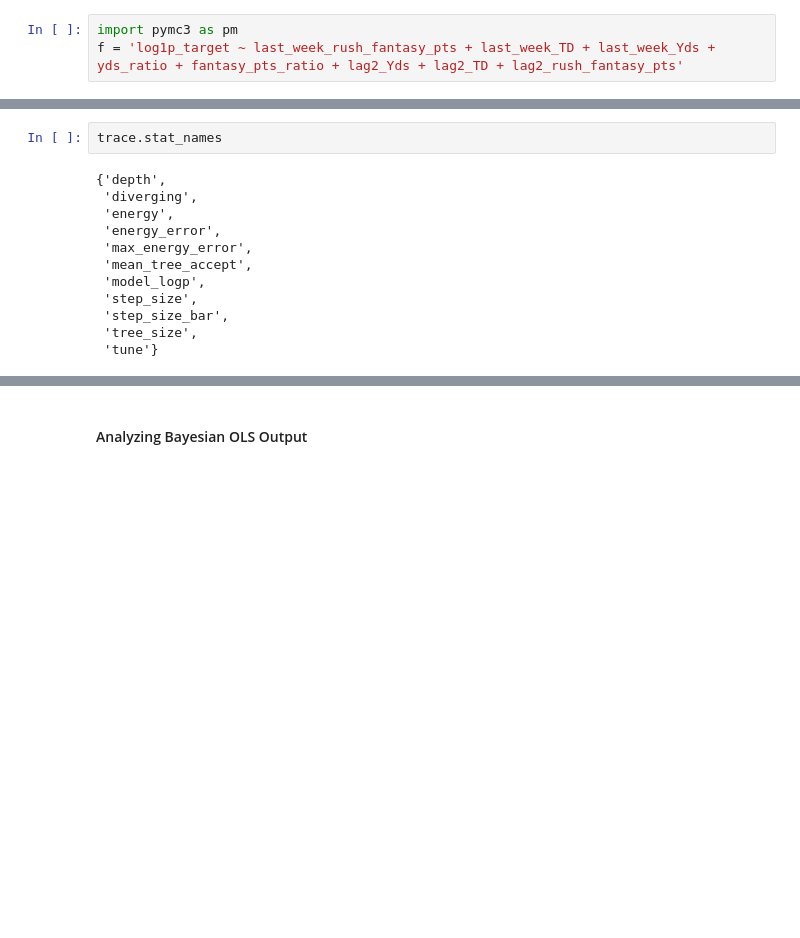
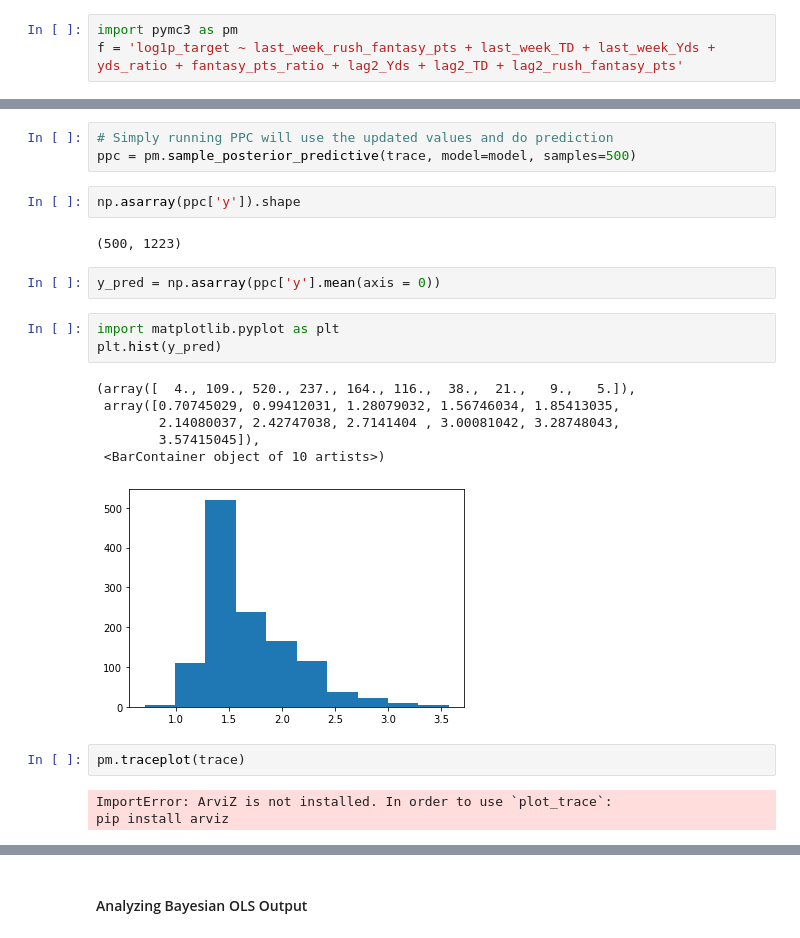
Before and after one commit to Matt-J-Christy/python_dev_practice, a Jupyter notebook: 03_model_building/03_rush_modeling.ipynb, the cells around one changed output, grey strips where cells are left out. Drawn from its saved outputs; the diff is of its cells as text; blank space fills up the shorter version.

Commit message:
updating pymc3 models

```diff
--- a/03_model_building/03_rush_modeling.ipynb
+++ b/03_model_building/03_rush_modeling.ipynb
@@ -206,16 +203,26 @@ The chain reached the maximum tree depth. Increase max_treedepth, increase targe
 The chain reached the maximum tree depth. Increase max_treedepth, increase target_accept or reparameterize.
 The number of effective samples is smaller than 25% for some parameters.
-# %%
-trace.stat_names
-# %% [output]
-{'depth',
- 'diverging',
- 'energy',
- 'energy_error',
- 'max_energy_error',
- 'mean_tree_accept',
- 'model_logp',
- 'step_size',
- 'step_size_bar',
- 'tree_size',
- 'tune'}
+# %%
+# Simply running PPC will use the updated values and do prediction
+ppc = pm.sample_posterior_predictive(trace, model=model, samples=500)
+# %%
+np.asarray(ppc['y']).shape
+# %% [output]
+(500, 1223)
+# %%
+y_pred = np.asarray(ppc['y'].mean(axis = 0))
+# %%
+import matplotlib.pyplot as plt
+plt.hist(y_pred)
+# %% [output]
+(array([  4., 109., 520., 237., 164., 116.,  38.,  21.,   9.,   5.]),
+ array([0.70745029, 0.99412031, 1.28079032, 1.56746034, 1.85413035,
+        2.14080037, 2.42747038, 2.7141404 , 3.00081042, 3.28748043,
+        3.57415045]),
+ <BarContainer object of 10 artists>)
+[figure, added]
+# %%
+pm.traceplot(trace)
+# %% [output]
+ImportError: ArviZ is not installed. In order to use `plot_trace`:
+pip install arviz
```
Also changed, not shown: parts of 12 cells of this notebook, 2 other files.
